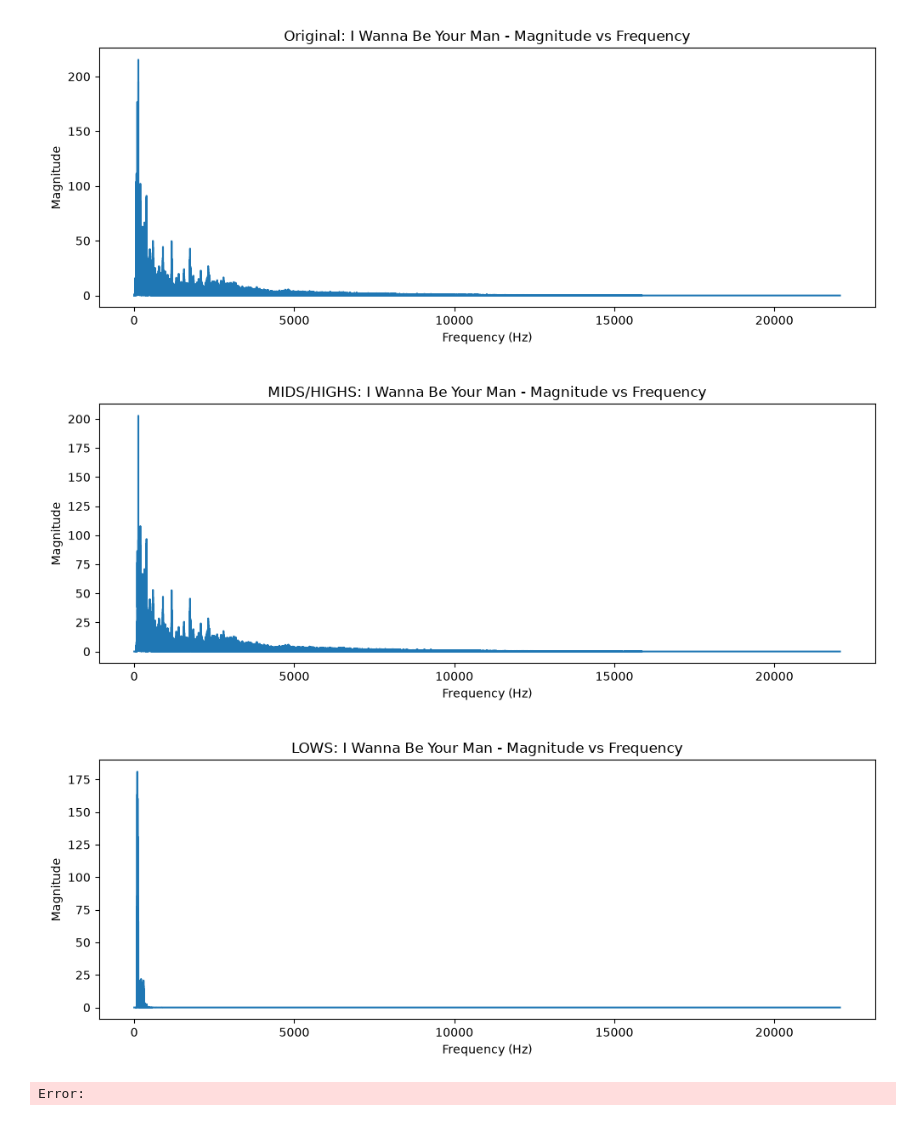
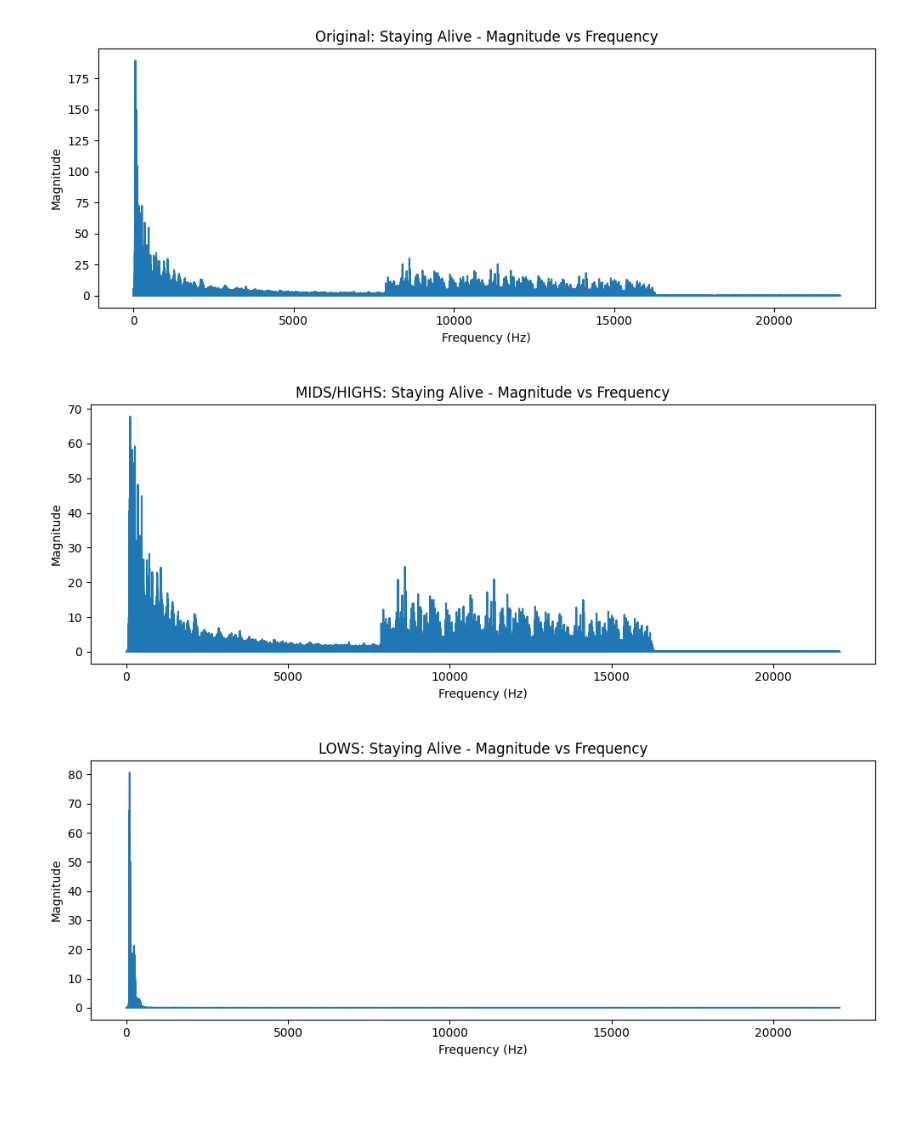
Before and after one commit to EranMaor/Audio-Processing, a Jupyter notebook: bass_enhancement.ipynb, the cells around one changed output. Saved outputs shown, nothing was run; the diff lists cells and outputs as text; code cells hidden in the pictures.

```diff
--- a/bass_enhancement.ipynb
+++ b/bass_enhancement.ipynb
@@ -104,7 +108,7 @@ def write_file(reconstructed_left, reconstructed_right, sample_rate, output_file
     return audio_data_int16
 # %%
 #Helper function to graph FFT amplitudes
-def transform(data, sample_rate):
+def transform(data):
     n = len(data)
 
     f_transform = rfft(data)
@@ -118,9 +122,17 @@ def transform(data, sample_rate):
 # and generating two channel output
 # One channel for mids/highs (left channel)
 # One channel for harmonics of lows (right channel)
-data, f, sample_rate = read_mono("i_wanna_be_your_man.wav")
-right_data = np.zeros_like(data)
-combined = np.stack((data, right_data), axis=1)
+# OLD: SET RIGHT TO 0
+# NOW: SET BOTH CHANNELS TO DATA
+data, f, sample_rate = read_mono("staying_alive.wav")
+# right_data = np.zeros_like(data.copy())
+# combined = np.stack((data.copy(), right_data), axis=1)
+combined = np.stack((data.copy(), data.copy()), axis=1)
 audio_data = np.int16(np.clip(combined, -32768, 32767.0))
 
-wavfile.write('i_wanna_be_your_man_single.wav', sample_rate, audio_data)
+wavfile.write('staying_alive_mono.wav', sample_rate, audio_data)
+
+zero_data = np.zeros_like(data.copy())
+combined = np.stack((data.copy(), zero_data), axis=1)
+audio_data = np.int16(np.clip(combined, -32768, 32767.0))
+wavfile.write('staying_alive_mono_single.wav', sample_rate, audio_data)
@@ -127,4 +149,5 @@ wavfile.write('i_wanna_be_your_man_single.wav', sample_rate, audio_data)
 # %%
+#****************HARMONICS****************
 # Apply HPF to isolate mids/highs in the left channel
 left = adjust_frequencies_in_time(sample_rate=sample_rate, time_signal=data.copy(), min_freq=100, filter='hpf', filter_order=4)
 
@@ -153,10 +176,10 @@ np.tanh((a + b*right1 + c*np.square(right1)), out=right1)
 
 # Step 3 of bass frequency processing:
 # Apply another BPF on right channel to limit number of harmonics
-right = adjust_frequencies_in_time(sample_rate=sample_rate, time_signal=right1.copy(), min_freq=100, max_freq=400, filter='bpf', filter_order=8)
+right = adjust_frequencies_in_time(sample_rate=sample_rate, time_signal=right1.copy(), min_freq=100, max_freq=500, filter='bpf', filter_order=8)
 # %%
 # Write output WAV file
-enhanced_data = write_file(left, right, sample_rate, 'i_wanna_be_your_man_harmonicsPI.wav')
+enhanced_data = write_file(left, right, sample_rate, 'staying_alive_harmonics.wav')
 
 # Calculations for graph display
 duration = len(data) / sample_rate
@@ -171,14 +194,13 @@ plot(time, enhanced_data, 'ENHANCED AMPLITUDE vs TIME', 'time(s)', 'Amplitude')
 # %%
 # Compare frequency graphs for original and enhanced song
-original_amplitude = transform(data, sample_rate)
-enhanced_left_amplitude = transform(enhanced_data[:, 0].astype(float), sample_rate)
-enhanced_right_amplitude = transform(enhanced_data[:, 1].astype(float), sample_rate)
+original_amplitude = transform(data)
+enhanced_left_amplitude = transform(enhanced_data[:, 0].astype(float))
+enhanced_right_amplitude = transform(enhanced_data[:, 1].astype(float))
 
-plot(f, original_amplitude, "Original: I Wanna Be Your Man - Magnitude vs Frequency", "Frequency (Hz)", "Magnitude")
-plot(f, enhanced_left_amplitude, "MIDS/HIGHS: I Wanna Be Your Man - Magnitude vs Frequency", "Frequency (Hz)", "Magnitude")
-plot(f, enhanced_right_amplitude, "LOWS: I Wanna Be Your Man - Magnitude vs Frequency", "Frequency (Hz)", "Magnitude")
+plot(f, original_amplitude, "Original: Staying Alive - Magnitude vs Frequency", "Frequency (Hz)", "Magnitude")
+plot(f, enhanced_left_amplitude, "MIDS/HIGHS: Staying Alive - Magnitude vs Frequency", "Frequency (Hz)", "Magnitude")
+plot(f, enhanced_right_amplitude, "LOWS: Staying Alive - Magnitude vs Frequency", "Frequency (Hz)", "Magnitude")
 # %% [output]
-[figure, old version]
+[figure, new version]
-[figure, old version]
+[figure, new version]
-[figure, old version]
+[figure, new version]
-Error:
```
Also changed, not shown: parts of 5 cells of this notebook, 49 other files.
